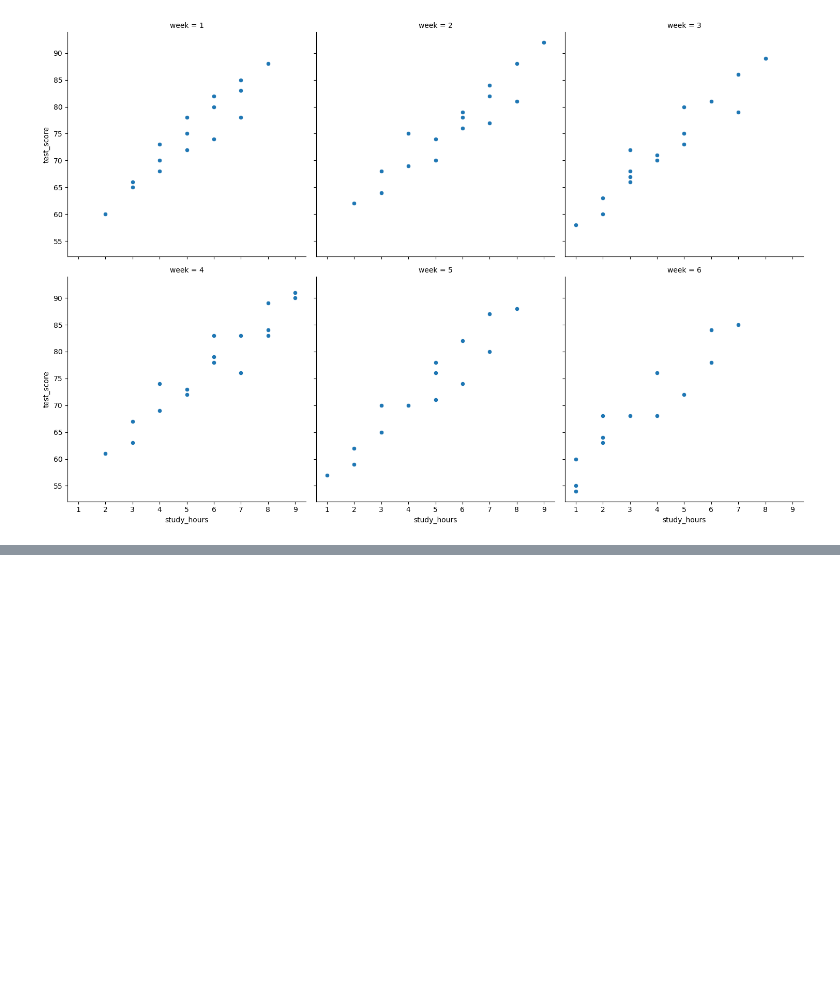
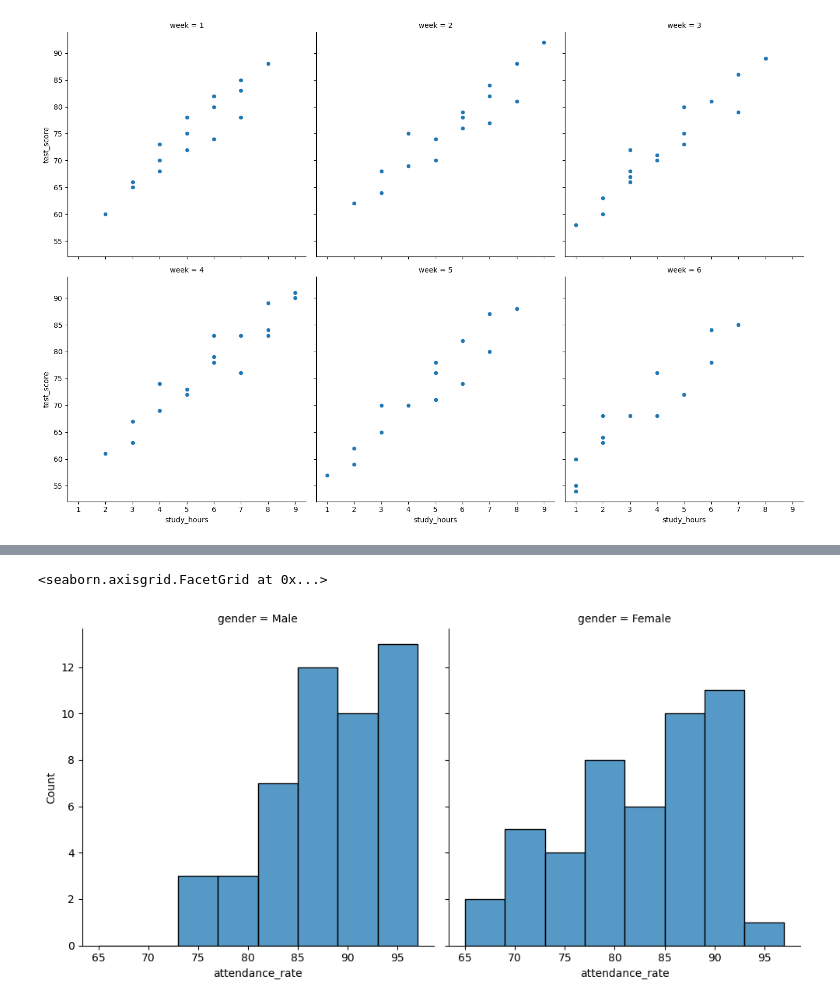
Before and after one commit to nafijur-rahaman/Data-Analysis-With-Python, a Jupyter notebook: Seaborn/seborn.ipynb, the cells around one changed output, grey strips where cells are left out. Drawn from its saved outputs; the diff is of its cells as text; code cells hidden in the pictures; blank space fills up the shorter version.

```diff
--- a/Seaborn/seborn.ipynb
+++ b/Seaborn/seborn.ipynb
@@ -92,0 +109,5 @@ sns.relplot(kind='scatter', data = student, x = 'study_hours' , y ='test_score',
+# %%
+sns.displot(kind='hist' , data = student , x ='attendance_rate', col='gender')
+# %% [output]
+<seaborn.axisgrid.FacetGrid at 0x...>
+[figure, added]
```
Also changed, not shown: parts of 3 cells of this notebook.
